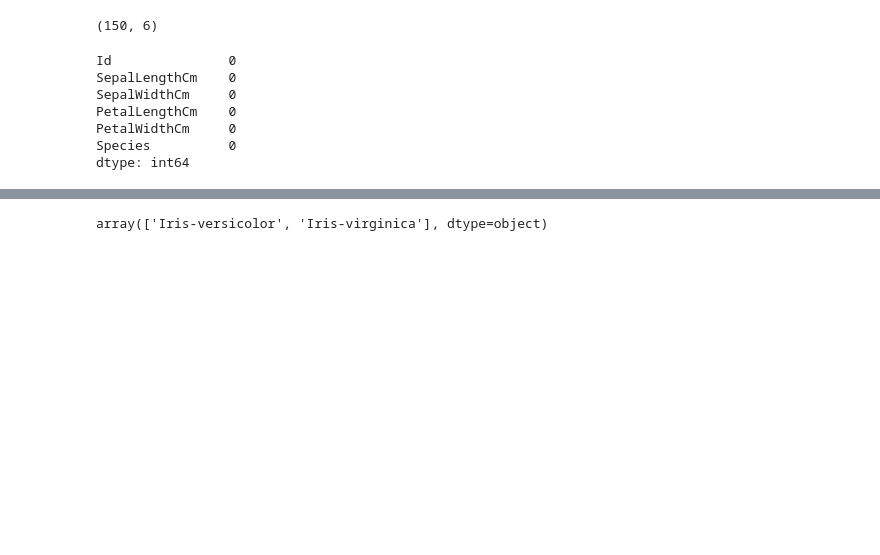
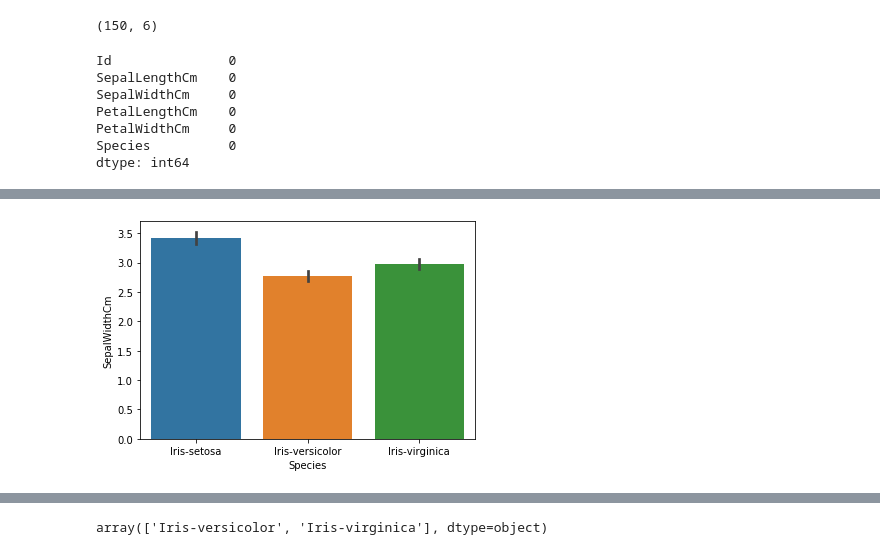
Before and after one commit to Andy-Nkumane/Iris_Species-Clustering, a Jupyter notebook: Iris_Species-Clustering.ipynb, the cells around one changed output, grey strips where cells are left out. Cells and saved outputs as stored; diff of their text form; code cells hidden in the pictures; blank space fills up the shorter version.

```diff
--- a/Iris_Species-Clustering.ipynb
+++ b/Iris_Species-Clustering.ipynb
@@ -29,0 +35,5 @@ dtype: int64
+# %%
+sns.barplot(x='Species', y='SepalWidthCm', data=iris)
+plt.show()
+# %% [output]
+[figure, added]
```
Also changed, not shown: parts of 20 cells of this notebook.
